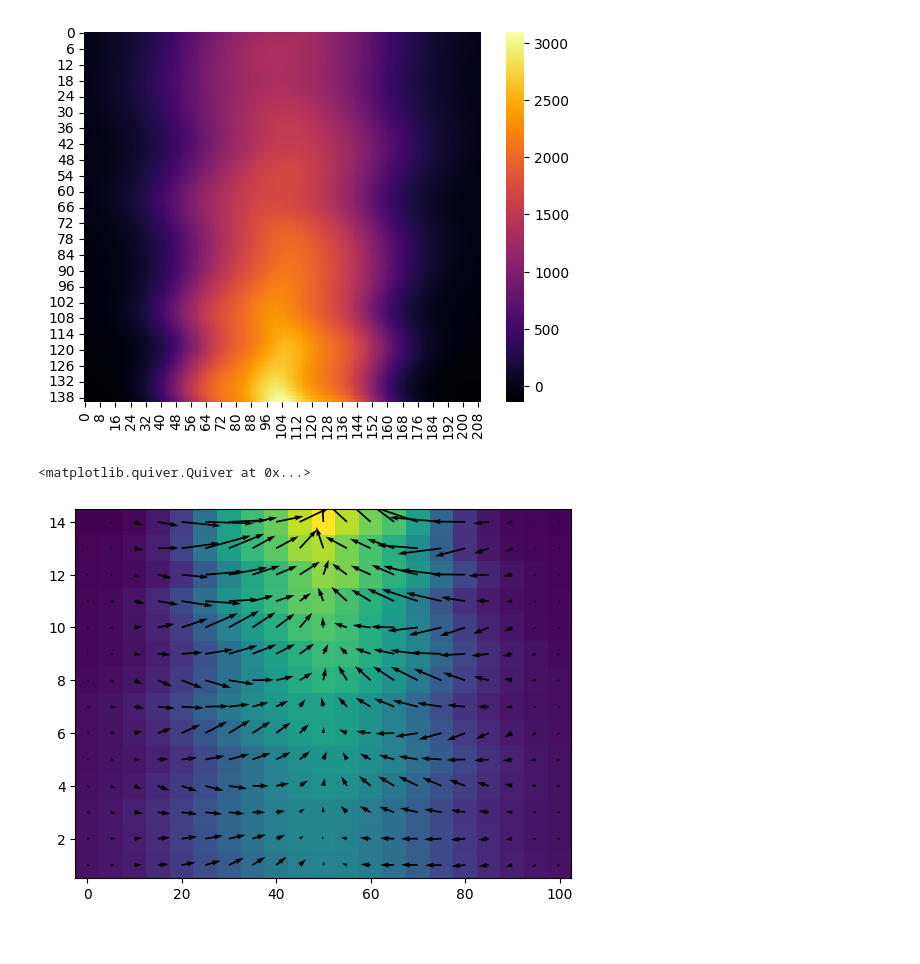
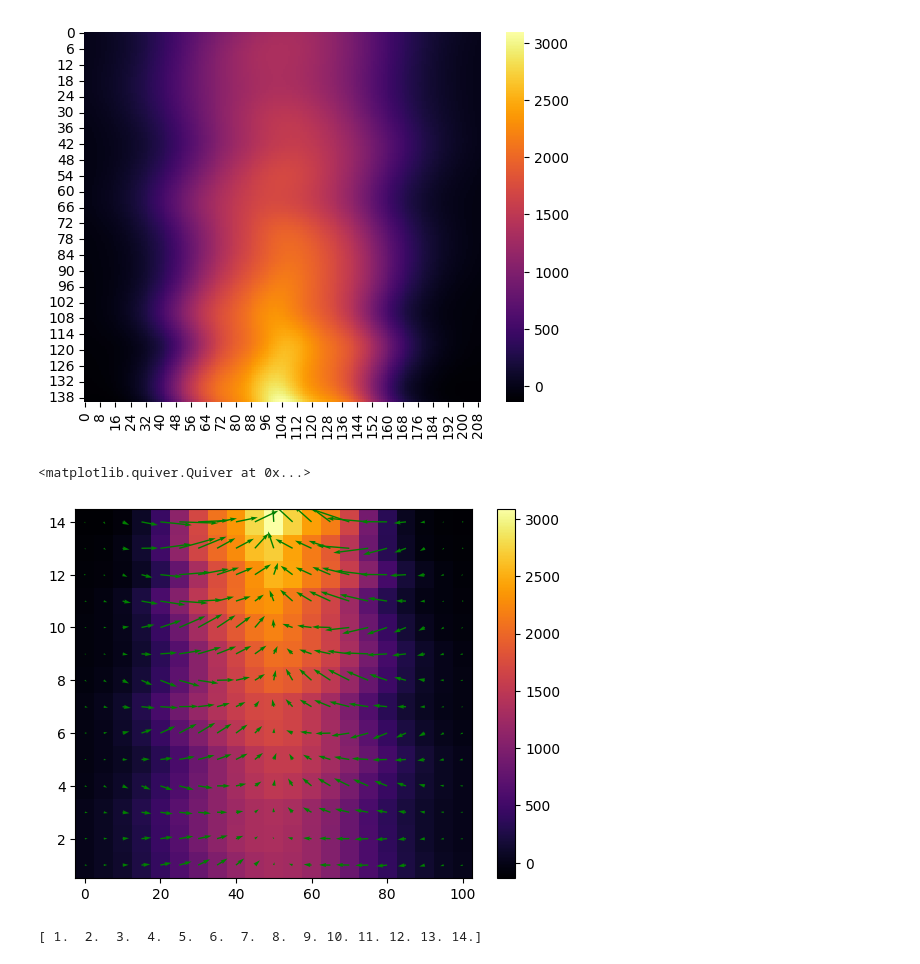
Before and after one commit to arteys/PhD-scripts, a Jupyter notebook: Magnetic_field_data_processing.ipynb, the cells around one changed output. Cells and saved outputs as stored; diff of their text form; code cells hidden in the pictures.

```diff
--- a/Magnetic_field_data_processing.ipynb
+++ b/Magnetic_field_data_processing.ipynb
@@ -105,12 +86,13 @@ plot = sns.heatmap(interpolated_field_square, cmap='inferno')
 # %%
 dz,dx = np.gradient(field_flat_square_rot)
 fig, ax = plt.subplots()
-plt.pcolormesh(xs, zs, field_flat_square_rot)
-# sns.heatmap(field_flat_square_rot, cmap='inferno')
-ax.quiver(xs, zs, dx, dz)
+plt.pcolormesh(xs, zs, field_flat_square_rot,cmap='inferno')
+plt.colorbar()
+# sns.heatmap(field_flat_square_rot, map='inferno')
+ax.quiver(xs, zs, dx, dz, color = 'green')
 # %% [output]
 <matplotlib.quiver.Quiver at 0x...>
-[figure, old version]
+[figure, new version]
 # %%
 fig = px.scatter(field_flat, x='X', y='Z', color='B', opacity=1, color_continuous_scale='inferno')
 fig.update_traces(marker={'size': 10})
@@ -129,0 +111,18 @@ fig.show()
+# %%
+
+fields_df_sorted = fields_df.sort_values(by = ['Z'])
+fields_df_sqared = fields_df_sorted.pivot(index = ['Y'],columns = ['X','Z'],values='B')
+
+fields_df_np = fields_df_sqared.to_numpy()
+
+# print(np.shape(fields_df_sqared_np))
+
+xs = fields_df_sorted['X'].drop_duplicates().to_numpy()
+ys = fields_df_sorted['Y'].drop_duplicates().to_numpy()
+zs = fields_df_sorted['Z'].drop_duplicates().to_numpy()
+
+fields_cube_np = np.reshape(fields_df_np,(21,21,14))
+
+gradient_x,gradient_y,gradient_z = np.gradient(fields_cube_np)
+# %% [output]
+[ 1.  2.  3.  4.  5.  6.  7.  8.  9. 10. 11. 12. 13. 14.]
```
Also changed, not shown: parts of 2 cells of this notebook.
